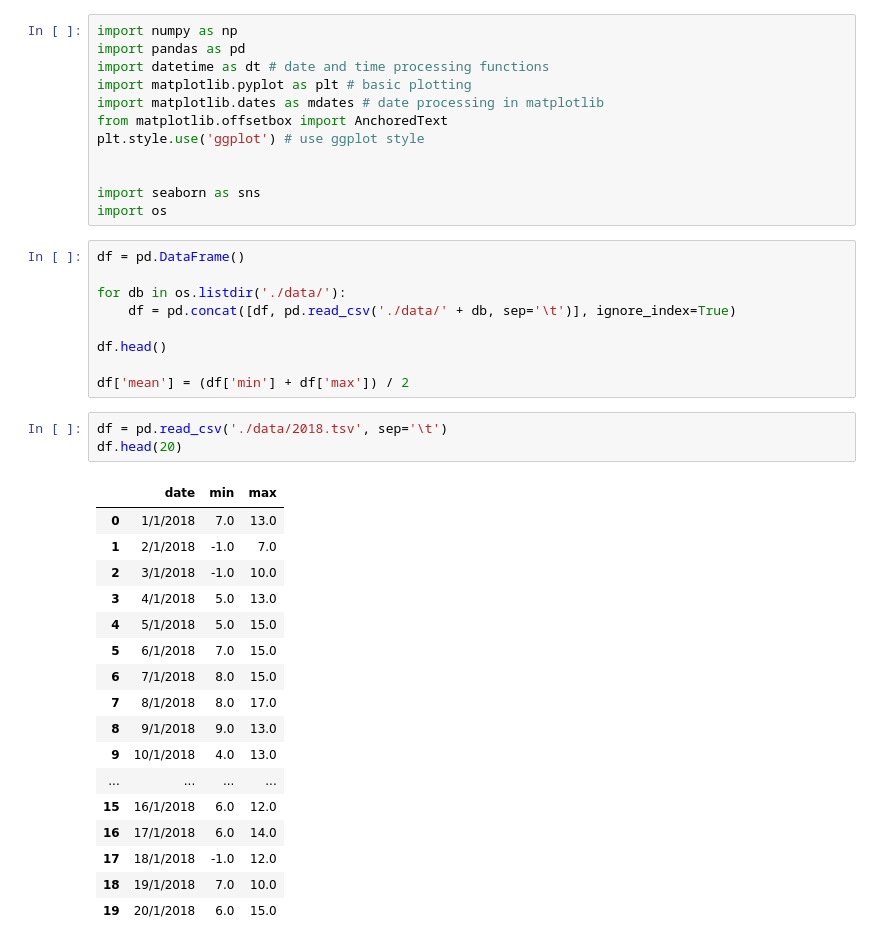
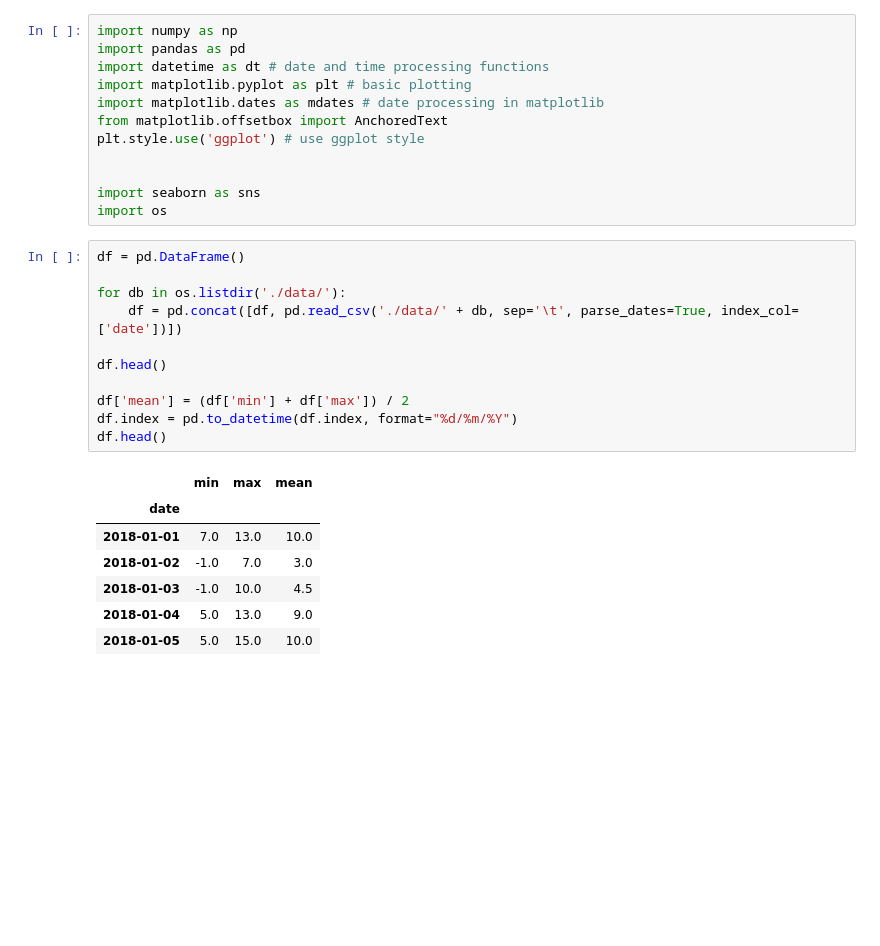
Before and after one commit to lorenzo-arcioni/climate-change-analysis, a Jupyter notebook: analysis_notebook.ipynb, the cells around one changed output. Drawn from its saved outputs; the diff is of its cells as text; blank space fills up the shorter version.

```diff
--- a/analysis_notebook.ipynb
+++ b/analysis_notebook.ipynb
@@ -13,33 +13,22 @@ import os
 # %%
 df = pd.DataFrame()
 
 for db in os.listdir('./data/'):
-    df = pd.concat([df, pd.read_csv('./data/' + db, sep='\t')], ignore_index=True)
+    df = pd.concat([df, pd.read_csv('./data/' + db, sep='\t', parse_dates=True, index_col=['date'])])
 
 df.head()
 
 df['mean'] = (df['min'] + df['max']) / 2
+df.index = pd.to_datetime(df.index, format="%d/%m/%Y")
+df.head()
+# %% [output]
+|  | min | max | mean |
+| date |  |  |  |
+| 2018-01-01 | 7.0 | 13.0 | 10.0 |
+| 2018-01-02 | -1.0 | 7.0 | 3.0 |
+| 2018-01-03 | -1.0 | 10.0 | 4.5 |
+| 2018-01-04 | 5.0 | 13.0 | 9.0 |
+| 2018-01-05 | 5.0 | 15.0 | 10.0 |
-# %%
-df = pd.read_csv('./data/2018.tsv', sep='\t')
-df.head(20)
-# %% [output]
-|  | date | min | max |
-| 0 | 1/1/2018 | 7.0 | 13.0 |
-| 1 | 2/1/2018 | -1.0 | 7.0 |
-| 2 | 3/1/2018 | -1.0 | 10.0 |
-| 3 | 4/1/2018 | 5.0 | 13.0 |
-| 4 | 5/1/2018 | 5.0 | 15.0 |
-| 5 | 6/1/2018 | 7.0 | 15.0 |
-| 6 | 7/1/2018 | 8.0 | 15.0 |
-| 7 | 8/1/2018 | 8.0 | 17.0 |
-| 8 | 9/1/2018 | 9.0 | 13.0 |
-| 9 | 10/1/2018 | 4.0 | 13.0 |
-| ... | ... | ... | ... |
-| 15 | 16/1/2018 | 6.0 | 12.0 |
-| 16 | 17/1/2018 | 6.0 | 14.0 |
-| 17 | 18/1/2018 | -1.0 | 12.0 |
-| 18 | 19/1/2018 | 7.0 | 10.0 |
-| 19 | 20/1/2018 | 6.0 | 15.0 |
 # %%
 plt.figure(figsize=(20,6))
 
```
Also changed, not shown: parts of 2 cells of this notebook.
